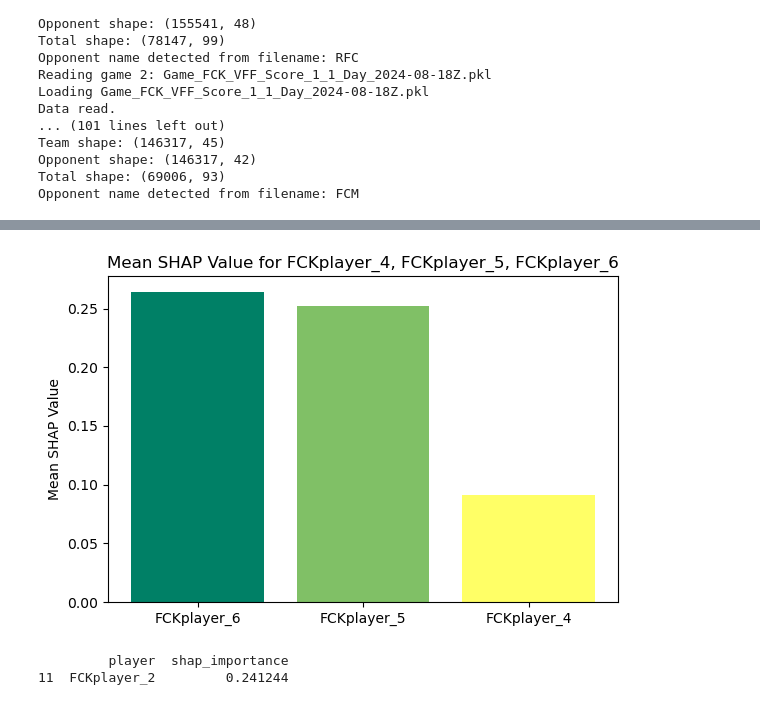
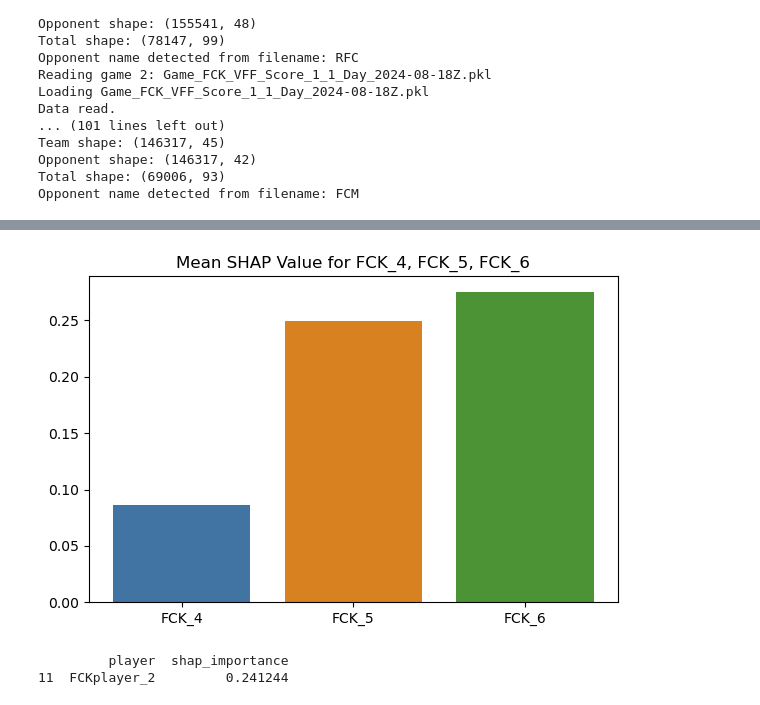
Before and after one commit to adiguzeldeniz/ekip_makine, a Jupyter notebook: 00- ball_shaps_FCK all.ipynb, the cells around one changed output, grey strips where cells are left out. Cells and saved outputs as stored; diff of their text form; code cells hidden in the pictures.

```diff
--- a/00- ball_shaps_FCK all.ipynb
+++ b/00- ball_shaps_FCK all.ipynb
@@ -75,13 +75,13 @@ for game_idx, game in enumerate(all_games):
     target_indices = [game.columns.get_loc(col) for col in target_cols]
     feature_indices = [game.columns.get_loc(col) for col in feature_columns]
 
-    game_np = game_scaled
+    game_np = game_scaled  # Already a numpy array after np.nan_to_num
     sequence_length = 10
 
     X, y = [], []
     for i in range(len(game_np) - sequence_length):
-        X.append(game_np[i:i+sequence_length, feature_indices])
-        y.append(game_np[i + sequence_length, target_indices])
+        X.append(game_np[i:i+sequence_length][:, feature_indices])
+        y.append(game_np[i + sequence_length][target_indices])
 
     X, y = np.array(X), np.array(y)
     if len(X) < 10:
@@ -136,21 +136,9 @@ for game_idx, game in enumerate(all_games):
 
     game_shap_df['game'] = game_idx + 1
     all_shap_results.append(game_shap_df)
-def filter_pred_by_list(pred_df, player_list, team_prefix):
-    # Keep only rows where player number is in the team list
-    def player_in_list(player):
-        if player.startswith(team_prefix):
-            try:
-                num = int(player.split('_')[1])
-                return num in player_list
-            except (IndexError, ValueError):
-                return False
-        return True  # keep other teams' players
-    return pred_df[pred_df['player'].apply(player_in_list)].reset_index(drop=True)
-FCK = [41,1,31,5,2,6,4,20,24,15,13,22,36,8,12,17,27,33,38,48,30,16,40,10,11,7,14,19]
-FCK_pred = filter_pred_by_list(all_shap_results, FCK, "FCKplayer_")
+
 #putting all the shaps together
-combined_shap_df = pd.concat(FCK_pred, ignore_index=True)
+combined_shap_df = pd.concat(all_shap_results, ignore_index=True)
 
 #making plots
 for game_id in combined_shap_df['game'].unique():
@@ -191,15 +208,19 @@ plt.show()
 # %%
-mean_shap[mean_shap['player'].isin(['FCKplayer_4', 'FCKplayer_5', 'FCKplayer_6'])]
 
 
-subset = mean_shap[mean_shap['player'].isin(['FCKplayer_4', 'FCKplayer_5', 'FCKplayer_6'])]
+# Filter mean_shap for FCK_4, FCK_5, FCK_6
+players_to_plot = ['FCK_4', 'FCK_5', 'FCK_6']
+subset = mean_shap[mean_shap['player'].isin(players_to_plot)]
+
+subset = subset.set_index('player').loc[['FCK_4', 'FCK_5', 'FCK_6']].reset_index()
 plt.figure(figsize=(6, 4))
-plt.bar(subset['player'], subset['shap_importance'], color='skyblue')
-plt.ylabel('Mean SHAP Value')
-plt.title('Mean SHAP Value for FCKplayer_4, FCKplayer_5, FCKplayer_6')
+plt.bar(subset['player'], subset['shap_importance'], color=['#4173a3', '#d78121', '#4b9335'])
+plt.title('Mean SHAP Value for FCK_4, FCK_5, FCK_6')
 plt.tight_layout()
-plt.bar(subset['player'], subset['shap_importance'], color=plt.cm.greens(np.linspace(0, 1, len(subset))))
 plt.show()
+# Sort subset so FCK_4 is left, FCK_5 middle, FCK_6 right
+#subset = subset.set_index('player').loc[['FCK_4', 'FCK_5', 'FCK_6']].reset_index()
+#plt.gca().invert_xaxis()
 # %% [output]
-[figure, old version]
+[figure, new version]
 # %%
```
Also changed, not shown: parts of 4 cells of this notebook, 4 other files.
